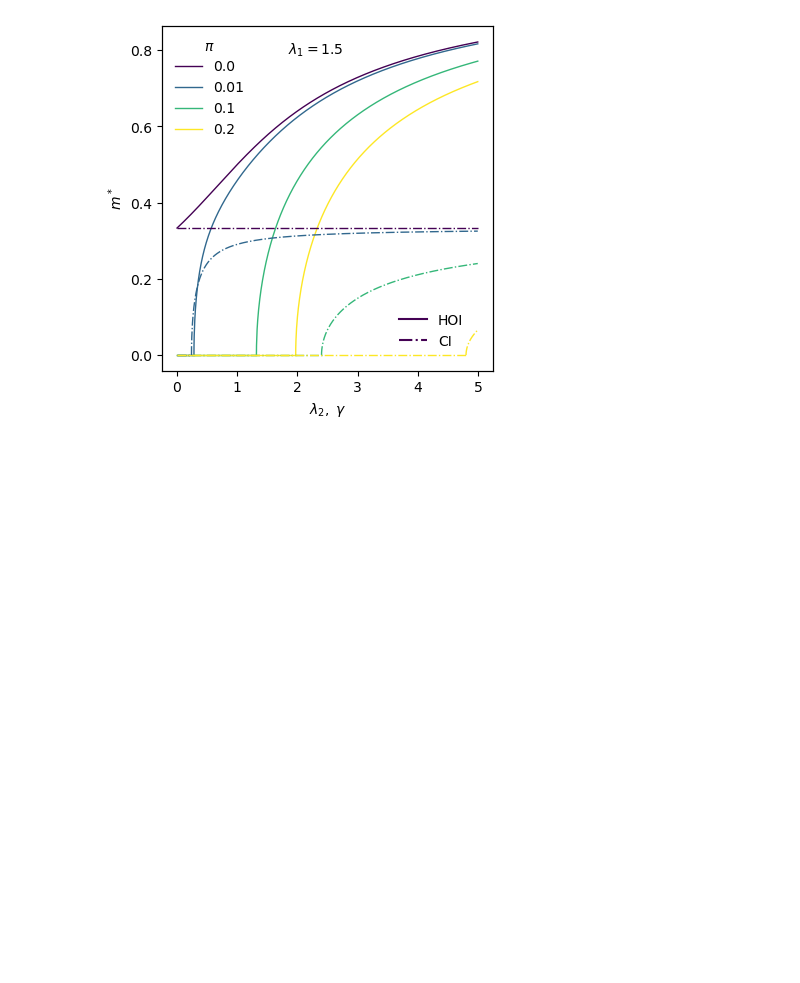
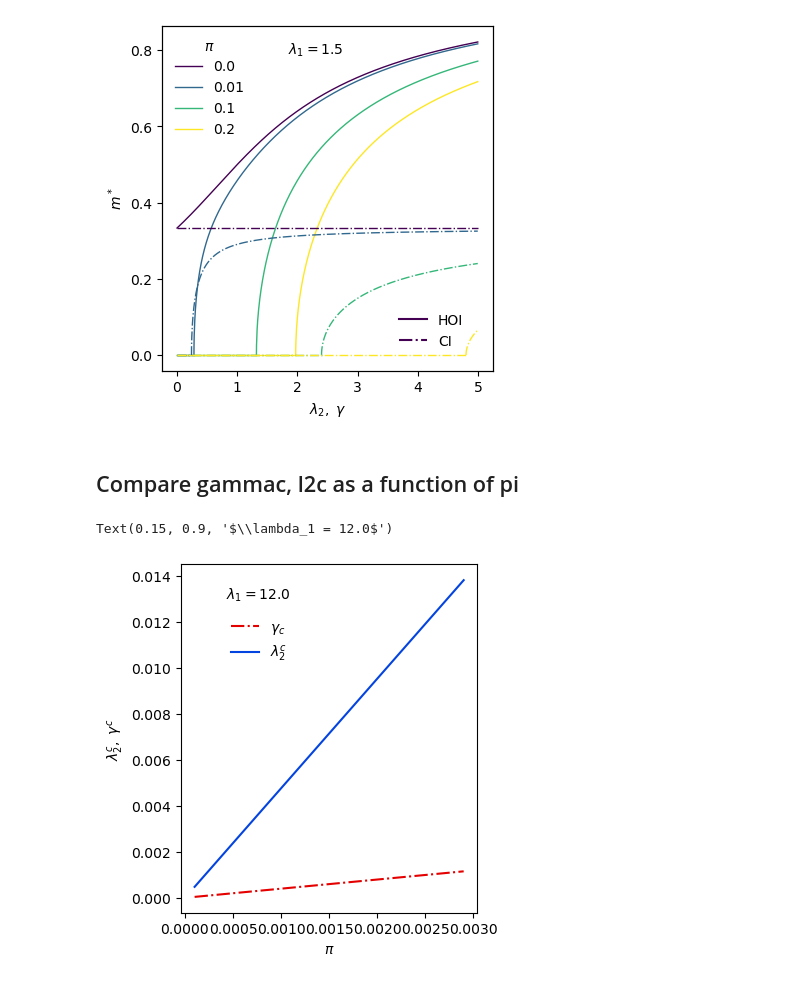
Before and after one commit to dmarchp/TFM_code, a Jupyter notebook: non_lin_models/det_sols_non_lin/1and2simplices.ipynb, the cells around one changed output. Drawn from its saved outputs; the diff is of its cells as text; code cells hidden in the pictures; blank space fills up the shorter version.

```diff
--- a/non_lin_models/det_sols_non_lin/1and2simplices.ipynb
+++ b/non_lin_models/det_sols_non_lin/1and2simplices.ipynb
@@ -267,7 +238,2 @@ thresh_line_m_rho_plus([-1.440001+2*np.sqrt(1.440001), ], 0.01)
 # %% [markdown]
 ### threshold line for the rho_plus, m solution
-# %%
-l1s = np.arange(0.0, 2.05, 0.05)
-pi = 0.1
-
-sols = thresh_line_m_rho_plus(l1s, pi)
@@ -289,7 +239,0 @@ ax.axvline(0.915, 0, 1, ls=':', color='xkcd:gray')
-# %%
-pi = 0.1
-l1, l2 = 0.25, 3.8
-# l1, l2 = 0.99, 1.6
-l1, l2 = 1.25, 1.1
-rho = rho_sol(l1, l2)[1]
-print(rho, m_sol(rho, l2, pi))
@@ -862,11 +804,3 @@ ax[1].axvline(0.0, 0.0, 1.0, ls=':', lw=0.8, color='xkcd:gray')
 fig.savefig('bifurcation_mneq0_sol_var_pi_along_l2_coor.png')
 # %% [output]
 [figure]
-# %%
-l2, pi = 2.0, 0.35
-l1_mneq0_sol = thresh_line_m_rho_plus_l2([l2, ], pi, b_bisec=1000.0)[0]
-print(l1_mneq0_sol)
-
-# l1 = 3000000.0
-# l2_mneq0_sol = thresh_line_m_rho_plus([l1, ], pi)
-# print(l2_mneq0_sol)
@@ -1054,3 +986,41 @@ ax2.legend(loc=(0.7, 0.05), frameon=False)
 fig.savefig(f'bifurcations_m_HOI_vs_CI_along_gamma_or_l2_l1_{l1}.png')
 # %% [output]
 [figure]
+# %% [markdown]
+## Compare gammac, l2c as a function of pi
+# %%
+fig, ax = plt.subplots(1, 1, figsize=(4,4), constrained_layout=True)
+ax.set(xlabel='$\pi$', ylabel=r'$\lambda_2^c, \; \gamma^c$')
+
+# l1_colors = plt.cm.gnuplot(np.linspace(0,1,len(l1s)))
+
+l1 = 12.0
+# pis = np.arange(1e-3,5e-2,1e-3)
+# pis = np.arange(1e-3,5e-1,5e-3)
+pis = np.arange(1e-4,3e-3,1e-4)
+
+# combs of params that look good
+# l1, pis = 1.2, np.arange(1e-3,5e-3,1e-4)
+# l1, pis = 1.5, np.arange(1e-3,5e-2,1e-3)
+# l1, pis = 2.0, np.arange(1e-3,5e-1,5e-3)
+# l1, pis = 2.5, np.arange(1e-3,7.0,5e-2)
+# l1, pis = 3.0, np.arange(1e-3,7.0,5e-2)
+
+# cross inihibition threshold
+gammacs = gammathresh_mneq0_linRec_linCI(pis, l1)
+ax.plot(pis, gammacs, ls='-.', color='xkcd:red', label=r'$\gamma_c$')
+
+# hoi threshold
+l2cs = []
+for pi in pis:
+    l2c = thresh_line_m_rho_plus([l1, ], pi, b_bisec=30.0)
+    l2cs.append(l2c)
+ax.plot(pis, l2cs, ls='-', color='xkcd:blue', label=r'$\lambda_2^c$')
+
+ax.legend(loc=(0.15, 0.7), frameon=False)
+ax.text(0.15, 0.9, rf'$\lambda_1 = {l1}$', transform = ax.transAxes)
+
+# fig.savefig(f'compare_gammac_l2c_increasing_pi_l1_{l1}.png')
+# %% [output]
+Text(0.15, 0.9, '$\\lambda_1 = 12.0$')
+[figure, added]
```
Also changed, not shown: parts of 15 cells of this notebook, 5 other files.
